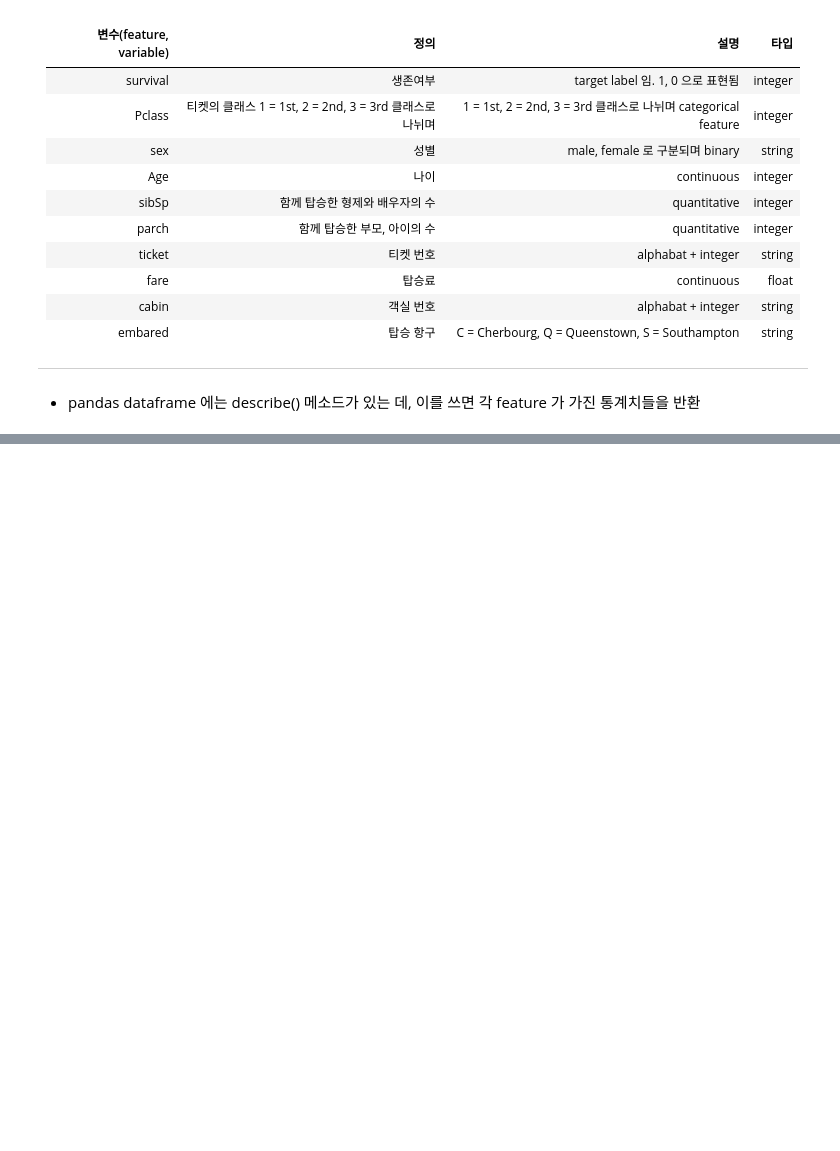
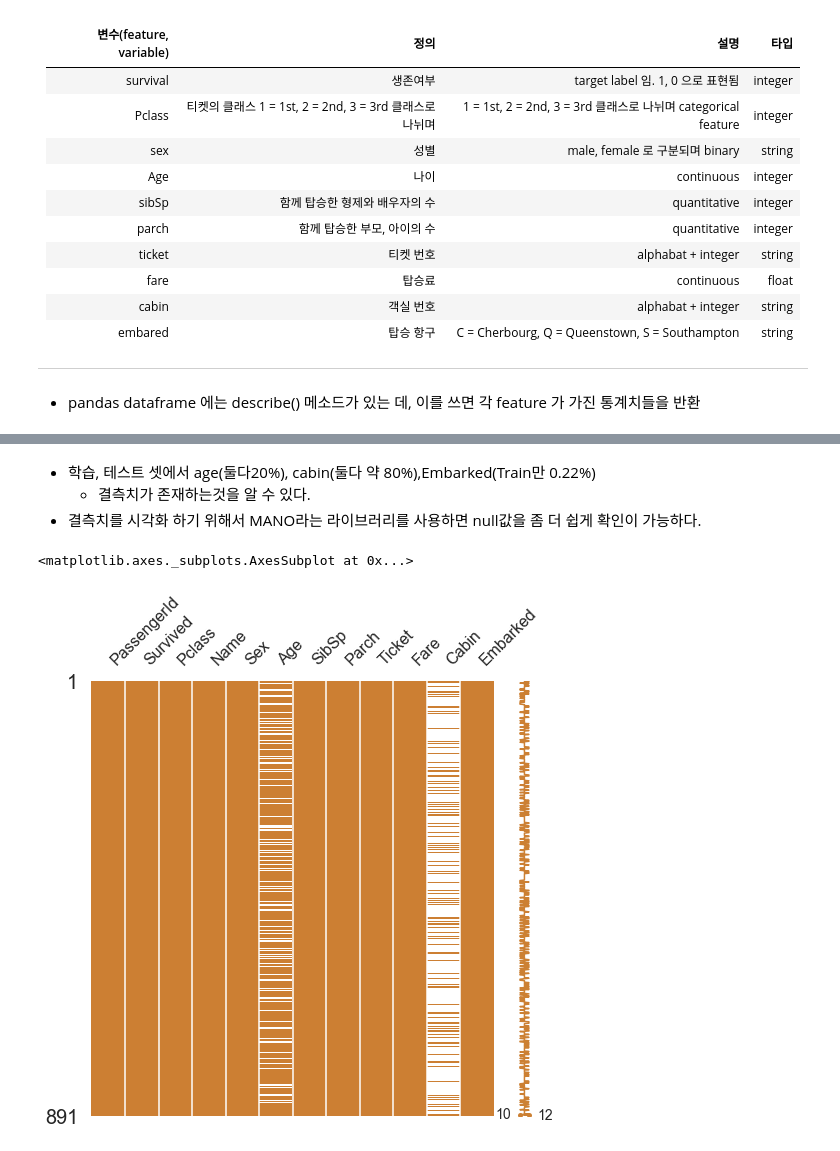
Before and after one commit to Jerrykim91/Pandas_Study, a Jupyter notebook: Titanic_from_Kaggle_kr/Reading_Count_2nd/Titanic_2nd_01.ipynb, the cells around one changed output, grey strips where cells are left out. Drawn from its saved outputs; the diff is of its cells as text; code cells hidden in the pictures; blank space fills up the shorter version.

```diff
--- a/Titanic_from_Kaggle_kr/Reading_Count_2nd/Titanic_2nd_01.ipynb
+++ b/Titanic_from_Kaggle_kr/Reading_Count_2nd/Titanic_2nd_01.ipynb
@@ -106,0 +189,4 @@ df_train.head()
+# %% [markdown]
+- 학습, 테스트 셋에서 age(둘다20%), cabin(둘다 약 80%),Embarked(Train만 0.22%)
+    - 결측치가 존재하는것을 알 수 있다.
+- 결측치를 시각화 하기 위해서 MANO라는 라이브러리를 사용하면 null값을 좀 더 쉽게 확인이 가능하다.
@@ -106,0 +195,5 @@ df_train.head()
+# %%
+msno.matrix(df= df_train.iloc[:,:],  figsize=(8,8), color=(0.8, 0.5, 0.2))
+# %% [output]
+<matplotlib.axes._subplots.AxesSubplot at 0x...>
+[figure, added]
```
Also changed, not shown: parts of 17 cells of this notebook.
